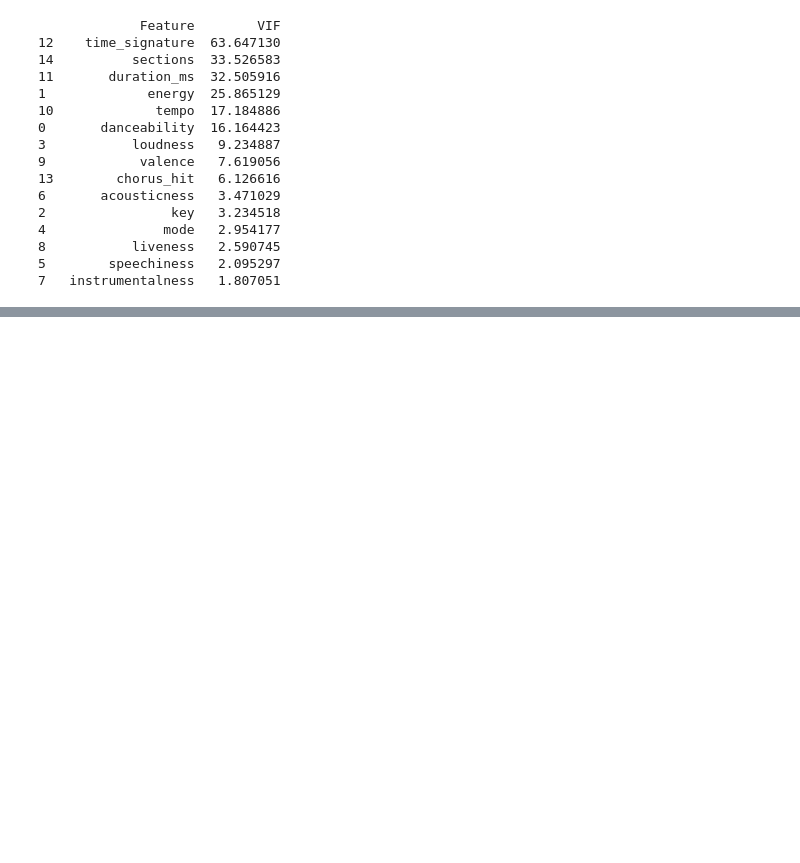
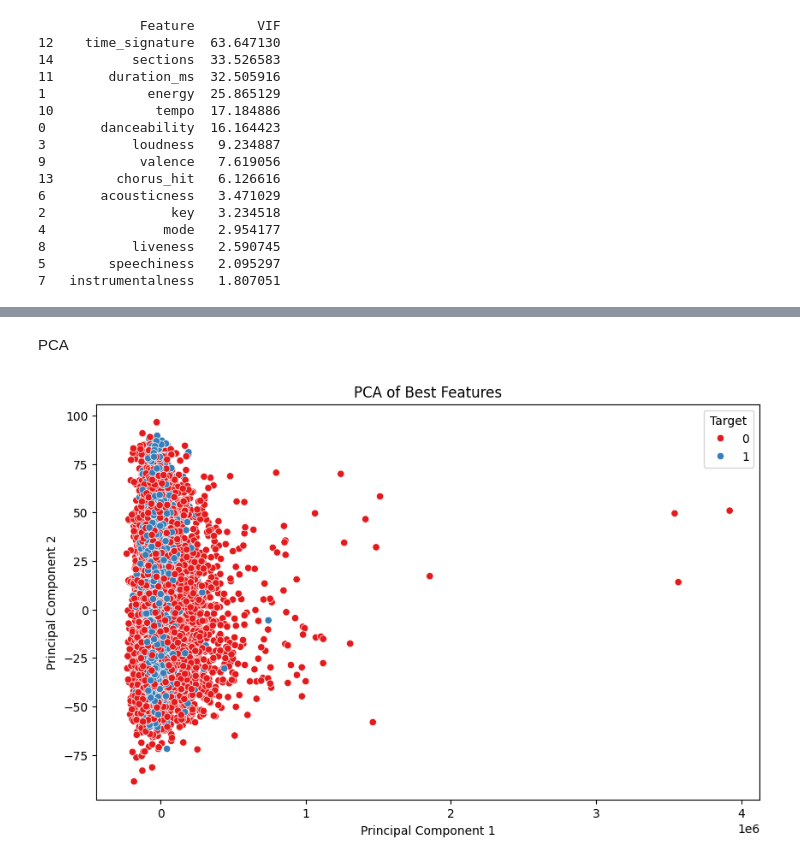
Before and after one commit to mrcl-w/Application-of-machine-learning-in-predicting-the-success-of-music-tracks., a Jupyter notebook: EDA/EDA.ipynb, the cells around one changed output, grey strips where cells are left out. Saved outputs shown, nothing was run; the diff lists cells and outputs as text; code cells hidden in the pictures; blank space fills up the shorter version.

Commit message:
tested PCA

```diff
--- a/EDA/EDA.ipynb
+++ b/EDA/EDA.ipynb
@@ -164,0 +179,9 @@ print(vif_data.sort_values('VIF', ascending=False))
+# %%
+#make a graph table with all features and their vif values as well as correlation with target
+vif_corr_data = pd.DataFrame()
+vif_corr_data['Feature'] = columns_corr[:-1]
+vif_corr_data['VIF'] = [variance_inflation_factor(data_num[columns_corr[:-1]].values, i) for i in range(len(columns_corr)-1)]
+corr = abs(data_num.corr(numeric_only=True)['target'])
+vif_corr_data['Correlation'] = corr[:-1].values
+
+print(vif_corr_data.sort_values('Correlation', ascending=False)) #try to use 8 features and pca down to
@@ -166,0 +207,20 @@ best_features_df.to_csv('../Data/cleaned_data_classification_all_decades.csv', i
+# %% [markdown]
+PCA
+# %%
+#PCA
+from sklearn.decomposition import PCA
+pca = PCA(n_components=10)
+X_pca = pca.fit_transform(data[corr[1:12].index])
+plt.figure(figsize=(10, 6))
+sns.scatterplot(x=X_pca[:, 0], y=X_pca[:, 1], hue=data['target'], palette='Set1')
+plt.title('PCA of Best Features')
+plt.xlabel('Principal Component 1')
+plt.ylabel('Principal Component 2')
+plt.legend(title='Target')
+plt.show()
+best_features_pca_df = pd.DataFrame(X_pca, columns=[f'PC{i+1}' for i in range(X_pca.shape[1])])
+best_features_pca_df['target'] = data['target']
+best_features_pca_df.to_csv('../Data/cleaned_data_classification_all_decades_pca.csv', index=False)
+#conclusion - tested different combinations of features, but none of them gave better results than using top 6 features, so I will use them for classification
+# %% [output]
+[figure, added]
```
Also changed, not shown: parts of 5 cells of this notebook, 2 other files.
